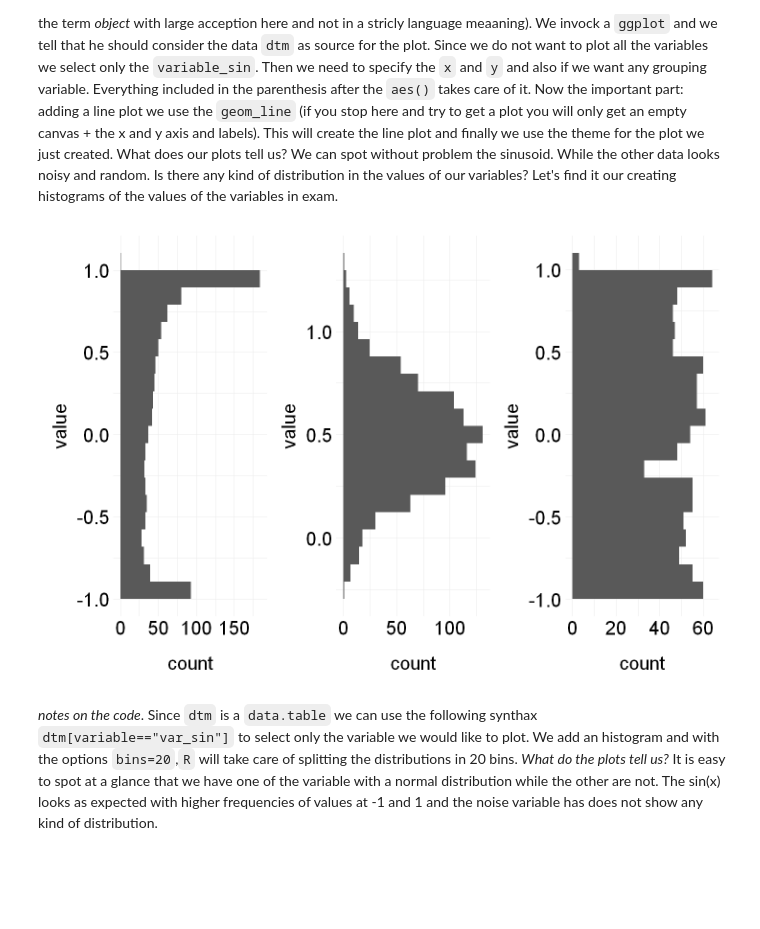
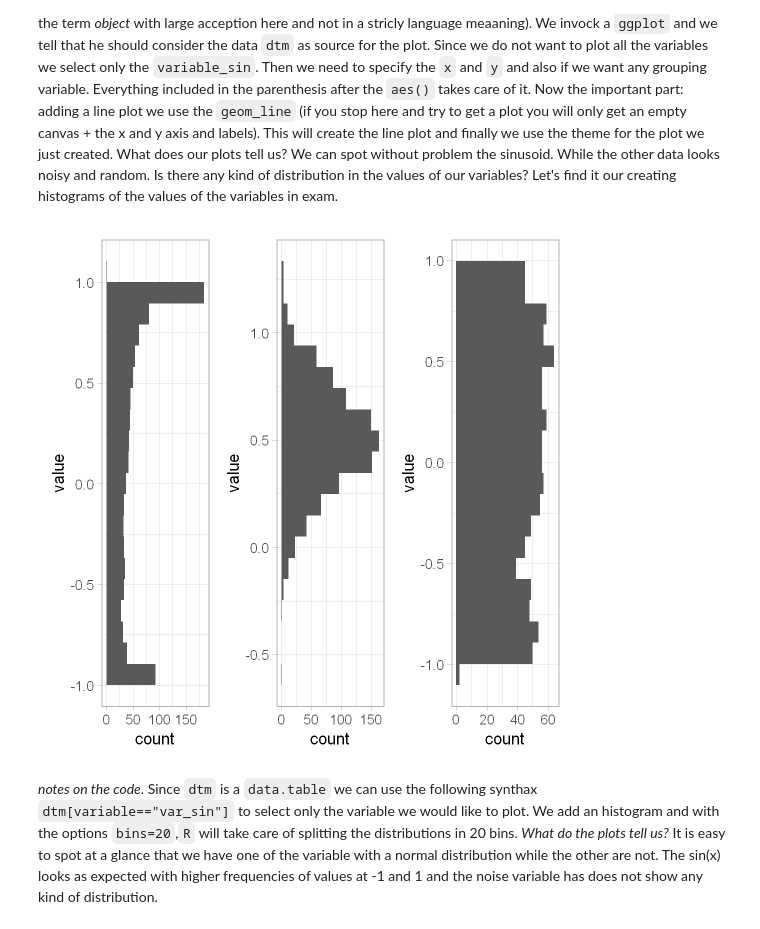
Before and after one commit to jojosgithub/blog, a Jupyter notebook: _notebooks/2021-06-18-eda.ipynb, the cells around one changed output. Saved outputs shown, nothing was run; the diff lists cells and outputs as text; code cells hidden in the pictures; blank space fills up the shorter version.

```diff
--- a/_notebooks/2021-06-18-eda.ipynb
+++ b/_notebooks/2021-06-18-eda.ipynb
@@ -155,21 +122,21 @@ We can spot without problem the sinusoid. While the other data looks noisy and r
 # %%
 
 #+++++++°+++++++++°+++++++++°+++++++++°+++++++++°+++++++++°+++++++++°+++++++++°
 # Histogram plot
 #+++++++°+++++++++°+++++++++°+++++++++°+++++++++°+++++++++°+++++++++°+++++++++°
 
 p3 <- ggplot(dtm[variable=="var_sin"], aes(y = value, group=variable)) +
-     geom_histogram(bins=20) + theme_pub()
+     geom_histogram(bins=20) + theme_light(base_size=20)
 
 p4 <- ggplot(dtm[variable=="var_norm"], aes(y = value, group=variable)) +
-     geom_histogram(bins=20) + theme_pub()
+     geom_histogram(bins=20) + theme_light(base_size=20)
 
 p5 <- ggplot(dtm[variable=="var_random"], aes(y = value, group=variable)) +
-      geom_histogram(bins=20) + theme_pub()
+      geom_histogram(bins=20) + theme_light(base_size=20)
 
 p3 + p4 + p5
 # %% [output]
-[figure, old version]
+[figure, new version]
 # %% [markdown]
 *notes on the code*. Since `dtm` is a `data.table` we can use the following synthax `dtm[variable=="var_sin"]` to  select only the variable we would like to plot. We add an histogram and with the options `bins=20`,`R` will take care of splitting the distributions in 20 bins.
 *What do the plots tell us?*
```
Also changed, not shown: parts of 7 cells of this notebook, 4 other files.
